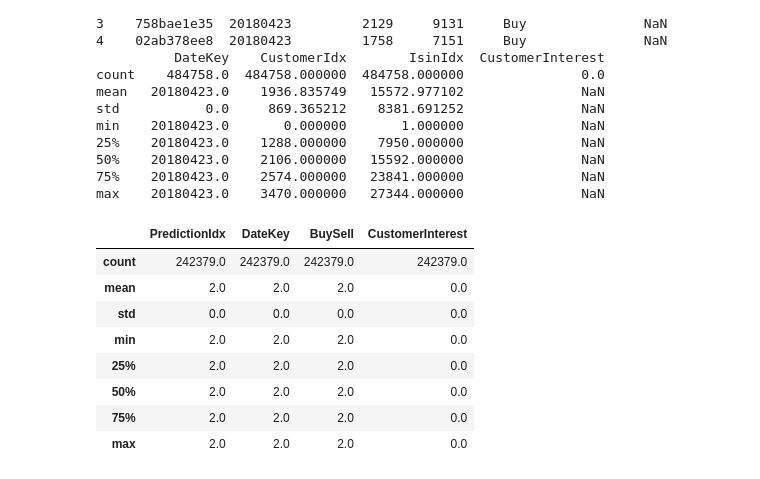
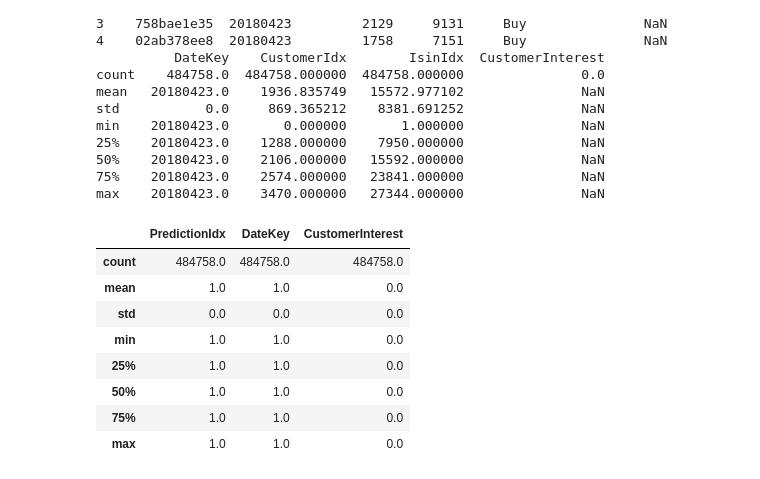
Before and after one commit to FilippoPedrazziniFP/DSG, a Jupyter notebook: notebooks/challenge_exploration.ipynb, the cells around one changed output. Saved outputs shown, nothing was run; the diff lists cells and outputs as text; code cells hidden in the pictures.

```diff
--- a/notebooks/challenge_exploration.ipynb
+++ b/notebooks/challenge_exploration.ipynb
@@ -29,14 +29,14 @@ min    20180423.0       0.000000       1.000000               NaN
 75%    20180423.0    2574.000000   23841.000000               NaN
 max    20180423.0    3470.000000   27344.000000               NaN
 # %%
-df_challenge.groupby(["CustomerIdx", "IsinIdx"]).count().describe()
+df_challenge.groupby(["CustomerIdx", "IsinIdx", "BuySell"]).count().describe()
 # %% [output]
-|  | PredictionIdx | DateKey | BuySell | CustomerInterest |
-| count | 242379.0 | 242379.0 | 242379.0 | 242379.0 |
-| mean | 2.0 | 2.0 | 2.0 | 0.0 |
-| std | 0.0 | 0.0 | 0.0 | 0.0 |
-| min | 2.0 | 2.0 | 2.0 | 0.0 |
-| 25% | 2.0 | 2.0 | 2.0 | 0.0 |
-| 50% | 2.0 | 2.0 | 2.0 | 0.0 |
-| 75% | 2.0 | 2.0 | 2.0 | 0.0 |
-| max | 2.0 | 2.0 | 2.0 | 0.0 |
+|  | PredictionIdx | DateKey | CustomerInterest |
+| count | 484758.0 | 484758.0 | 484758.0 |
+| mean | 1.0 | 1.0 | 0.0 |
+| std | 0.0 | 0.0 | 0.0 |
+| min | 1.0 | 1.0 | 0.0 |
+| 25% | 1.0 | 1.0 | 0.0 |
+| 50% | 1.0 | 1.0 | 0.0 |
+| 75% | 1.0 | 1.0 | 0.0 |
+| max | 1.0 | 1.0 | 0.0 |
```
Also changed, not shown: 10 other files.
